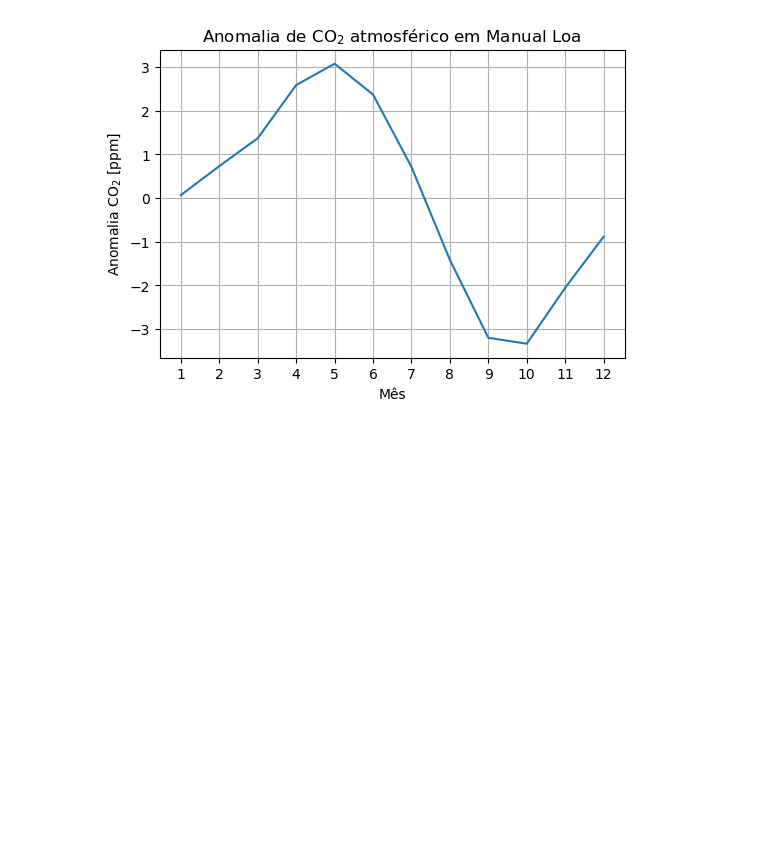
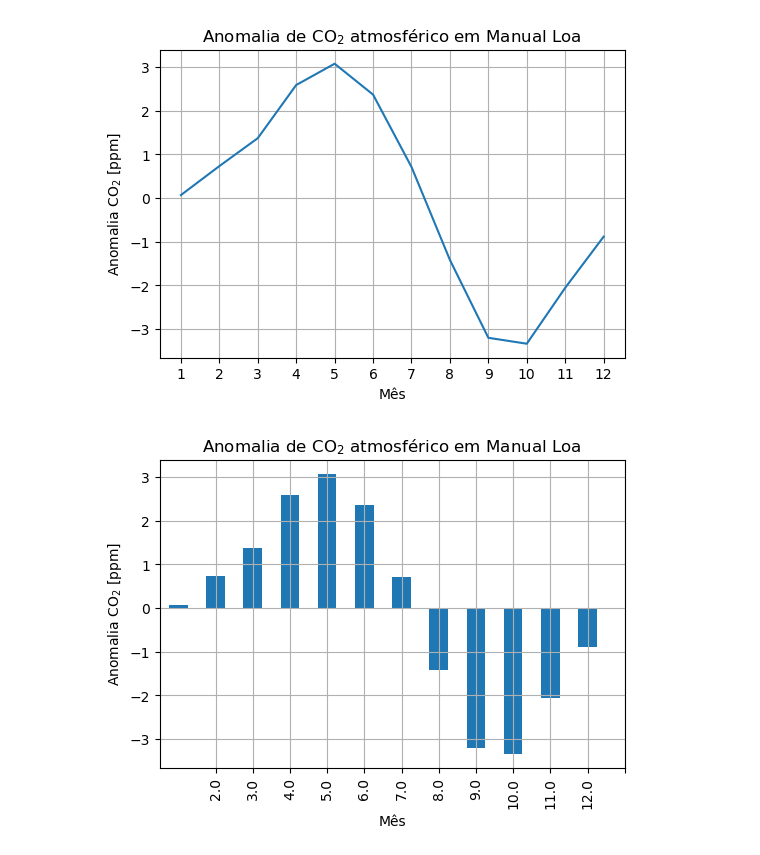
Before and after one commit to cesar-rocha/integrativaI, a Jupyter notebook: code/04_TendenciaEComposito.ipynb, the cells around one changed output. Drawn from its saved outputs; the diff is of its cells as text; code cells hidden in the pictures; blank space fills up the shorter version.

```diff
--- a/code/04_TendenciaEComposito.ipynb
+++ b/code/04_TendenciaEComposito.ipynb
@@ -122,3 +123,16 @@ ax.set_title('Anomalia de CO$_2$ atmosférico em Manual Loa')
 plt.grid()
 # %% [output]
 [figure]
+# %%
+# Plote em barras
+fig, ax = plt.subplots(figsize=(6,4))
+
+df_monthly_composite['anomCO2[ppm]'].plot.bar()
+
+ax.set_xticks(np.arange(1,13))
+ax.set_ylabel(r'Anomalia CO$_2$ [ppm]')
+ax.set_xlabel('Mês')
+ax.set_title('Anomalia de CO$_2$ atmosférico em Manual Loa')
+plt.grid()
+# %% [output]
+[figure, added]
```
Also changed, not shown: parts of 1 cell of this notebook, 3 other files.
